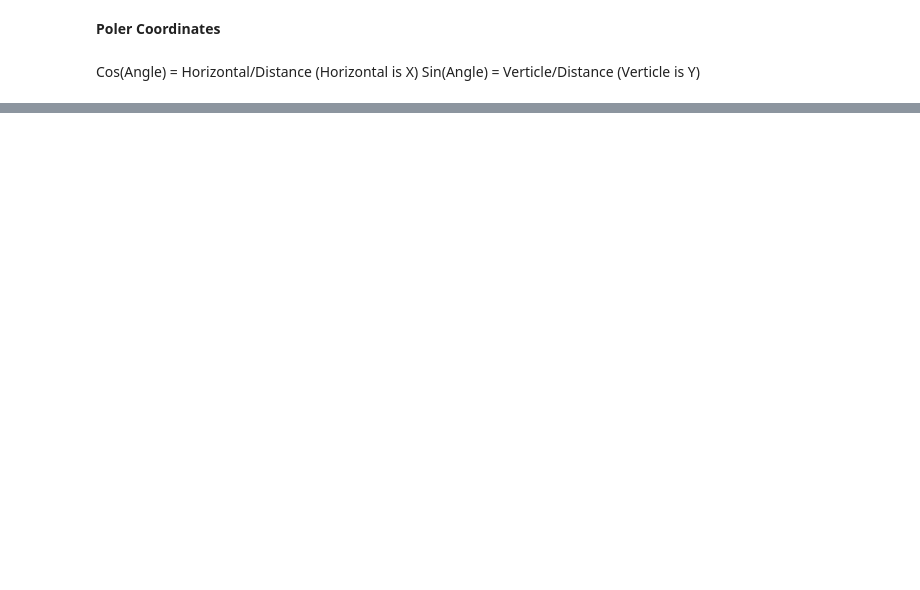
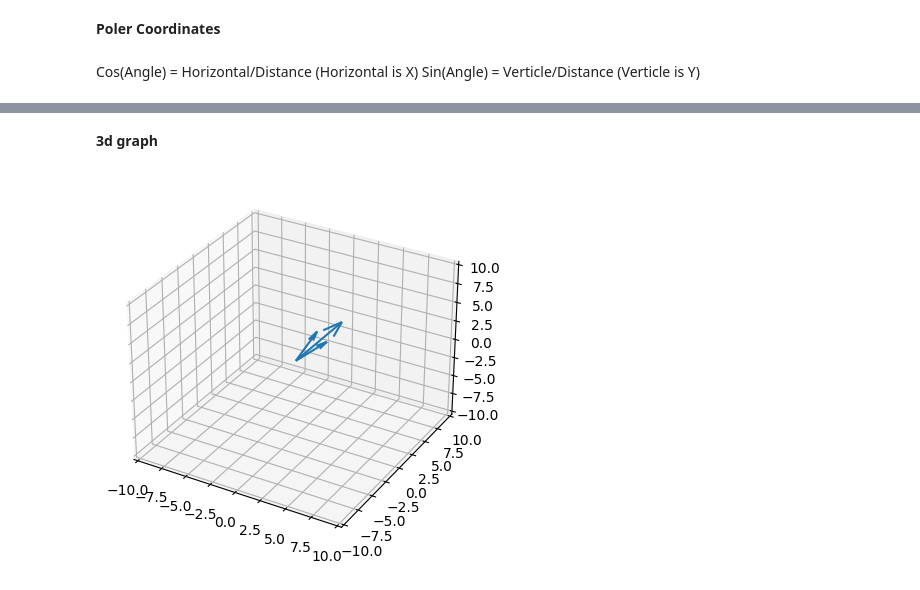
Before and after one commit to sarimk80/Math-in-Minutes, a Jupyter notebook: math_in_programming.ipynb, the cells around one changed output, grey strips where cells are left out. Cells and saved outputs as stored; diff of their text form; code cells hidden in the pictures; blank space fills up the shorter version.

```diff
--- a/math_in_programming.ipynb
+++ b/math_in_programming.ipynb
@@ -202,0 +226,25 @@ plt.show()
+# %% [markdown]
+**3d graph**
+# %%
+fig = plt.figure()
+ax = plt.axes(projection='3d')
+
+vector1 = ([2,2,2])
+vector2 = ([4,1,6])
+origin = ([0,0,0])
+
+graphAllVector = np.array([vector1,vector2,vector3])
+
+x,y,z = graphAllVector[:,0],graphAllVector[:,1],graphAllVector[:,2]
+
+ax.quiver(*origin,x,y,z,length=1)
+
+
+
+ax.set_xlim([-10, 10])
+ax.set_ylim([-10, 10])
+ax.set_zlim([-10,10])
+plt.grid()
+plt.show()
+# %% [output]
+[figure, added]
```
Also changed, not shown: parts of 16 cells of this notebook.
